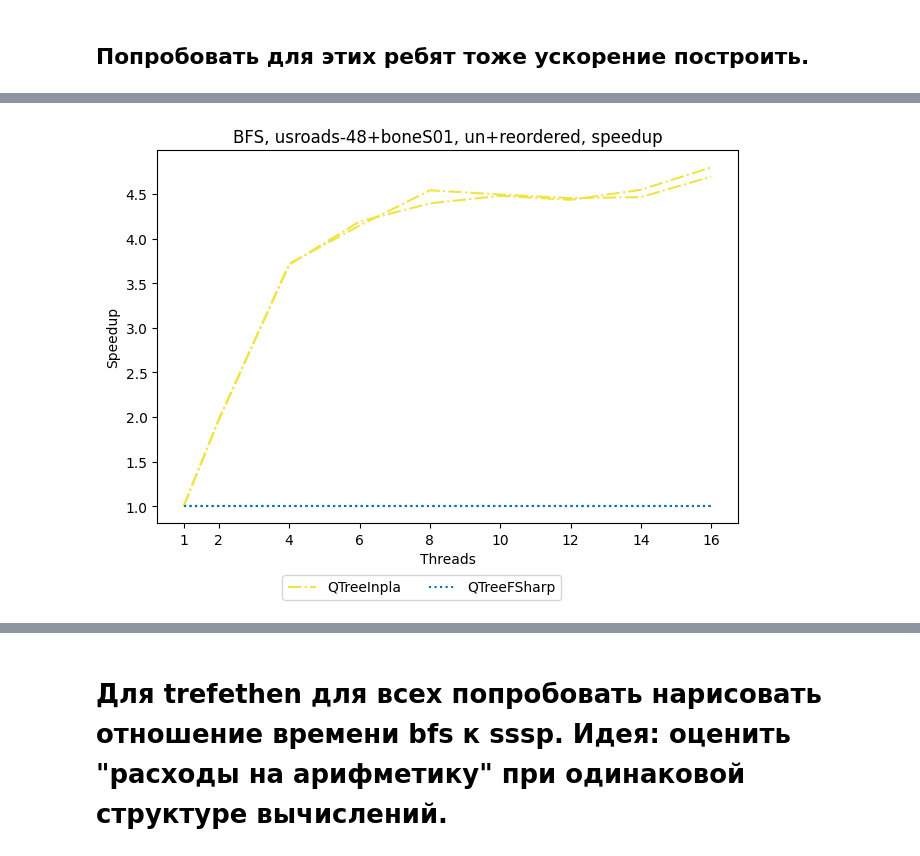
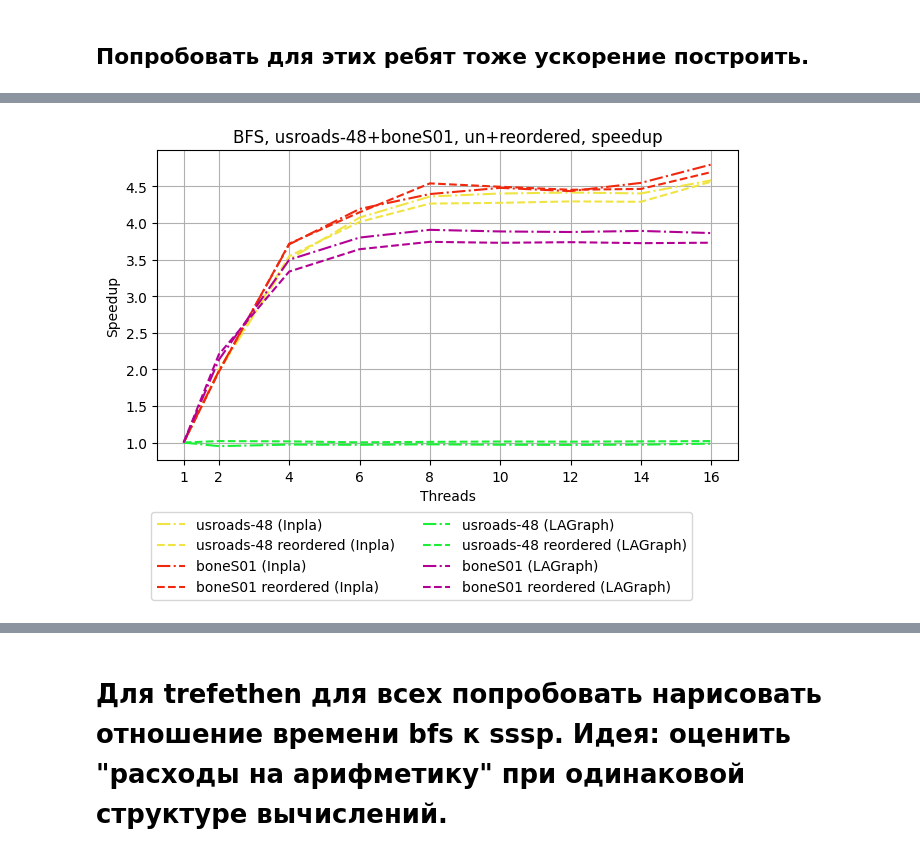
Before and after one commit to Lamagraph/graph-benchmarks, a Jupyter notebook: plots.ipynb, the cells around one changed output, grey strips where cells are left out. Cells and saved outputs as stored; diff of their text form; code cells hidden in the pictures.

```diff
--- a/plots.ipynb
+++ b/plots.ipynb
@@ -177,3 +179,6 @@ def get_vine_results(results: Results, algorithm: str, matrix: str) -> tuple[np.
+# %%
+
+basepath = Path("figures")
 # %% [markdown]
 # Для coAuthor. Построить для lagraph  и inpla ускорение (относительно одного потока)
 # %%
@@ -343,14 +359,29 @@ fig.legend(loc="outside lower center", ncols=2)
 # %% [markdown]
 ## Попробовать для этих ребят тоже ускорение построить.
 # %%
+(usroads_lagraph_times, _) = get_lagraph_results(results, "bfs","usroads-48")
+(usroads_reord_lagraph_times, _) = get_lagraph_results(results, "bfs","usroads-48_reordered")
+
+usroads_lagraph_speedup = usroads_lagraph_times[0] / usroads_lagraph_times
+usroads_reord_lagraph_speedup = usroads_reord_lagraph_times[0] / usroads_reord_lagraph_times
+
+(bone_lagraph_times, _) = get_lagraph_results(results, "bfs","boneS01")
+(bone_reord_lagraph_times, _) = get_lagraph_results(results, "bfs","boneS01_reordered")
+
+bone_lagraph_speedup = bone_lagraph_times[0] / bone_lagraph_times
+bone_reord_lagraph_speedup = bone_reord_lagraph_times[0] / bone_reord_lagraph_times
+
+
+usroads_inpla_speedup = usroads_inpla_times[0] / usroads_inpla_times
 bone_inpla_speedup = bone_inpla_times[0] / bone_inpla_times
-bone_fsharp_speedup = bone_fsharp_times[0] / bone_fsharp_times
 bone_reord_inpla_speedup = bone_reord_inpla_times[0] / bone_reord_inpla_times
-bone_reord_fsharp_speedup = bone_reord_fsharp_times[0] / bone_reord_fsharp_times
+usroads_reord_inpla_speedup = usroads_reord_inpla_times[0] / usroads_reord_inpla_times
 
 
 fig, ax = plt.subplots(layout="constrained")
 ax.set_title("BFS, usroads-48+boneS01, un+reordered, speedup")
+
+plt.grid()
 
 ax.set_xticks(thread_counts)
 ax.set_xlabel("Threads")
@@ -358,29 +389,71 @@ ax.set_ylabel("Speedup")
 
 ax.plot(
     thread_counts,
-    bone_inpla_speedup,
+    usroads_inpla_speedup,
     color="#F0E442",
     linestyle="-.",
-    label="QTreeInpla",
+    label="usroads-48 (Inpla)",
 )
+
 ax.plot(
     thread_counts,
-    bone_fsharp_speedup,
-        color="#0072B2",
-        linestyle=":",
-        label="QTreeFSharp",
+    usroads_reord_inpla_speedup,
+    color="#F0E442",
+    linestyle="--",
+    label="usroads-48 reordered (Inpla)",
 )
+
+
+ax.plot(
+    thread_counts,
+    bone_inpla_speedup,
+    color="#F0280D",
+    linestyle="-.",
+    label="boneS01 (Inpla)",
+)
+
 ax.plot(
     thread_counts,
     bone_reord_inpla_speedup,
-    color="#F0E442",
-    linestyle="-.",
+    color="#F0280D",
+    linestyle="--",
+    label="boneS01 reordered (Inpla)",
 )
+
+
 ax.plot(
     thread_counts,
-    bone_reord_fsharp_speedup,
-        color="#0072B2",
-        linestyle=":",
+    usroads_lagraph_speedup,
+    color="#19F035",
+    linestyle="-.",
+    label="usroads-48 (LAGraph)",
 )
+
+ax.plot(
+    thread_counts,
+    usroads_reord_lagraph_speedup,
+    color="#19F035",
+    linestyle="--",
+    label="usroads-48 reordered (LAGraph)",
+)
+
+ax.plot(
+    thread_counts,
+    bone_lagraph_speedup,
+    color="#B20094",
+    linestyle="-.",
+    label="boneS01 (LAGraph)",
+)
+
+ax.plot(
+    thread_counts,
+    bone_reord_lagraph_speedup,
+    color="#B20094",
+    linestyle="--",
+    label="boneS01 reordered (LAGraph)",
+)
+
 fig.legend(loc="outside lower center", ncols=2)
+
+plt.savefig(basepath / Path("usroads_and_bone_all_speedup.pdf"), format="pdf")
 # %% [output]
@@ -388 +460 @@ fig.legend(loc="outside lower center", ncols=2)
-[figure, old version]
+[figure, new version]
```
Also changed, not shown: parts of 25 cells of this notebook.
